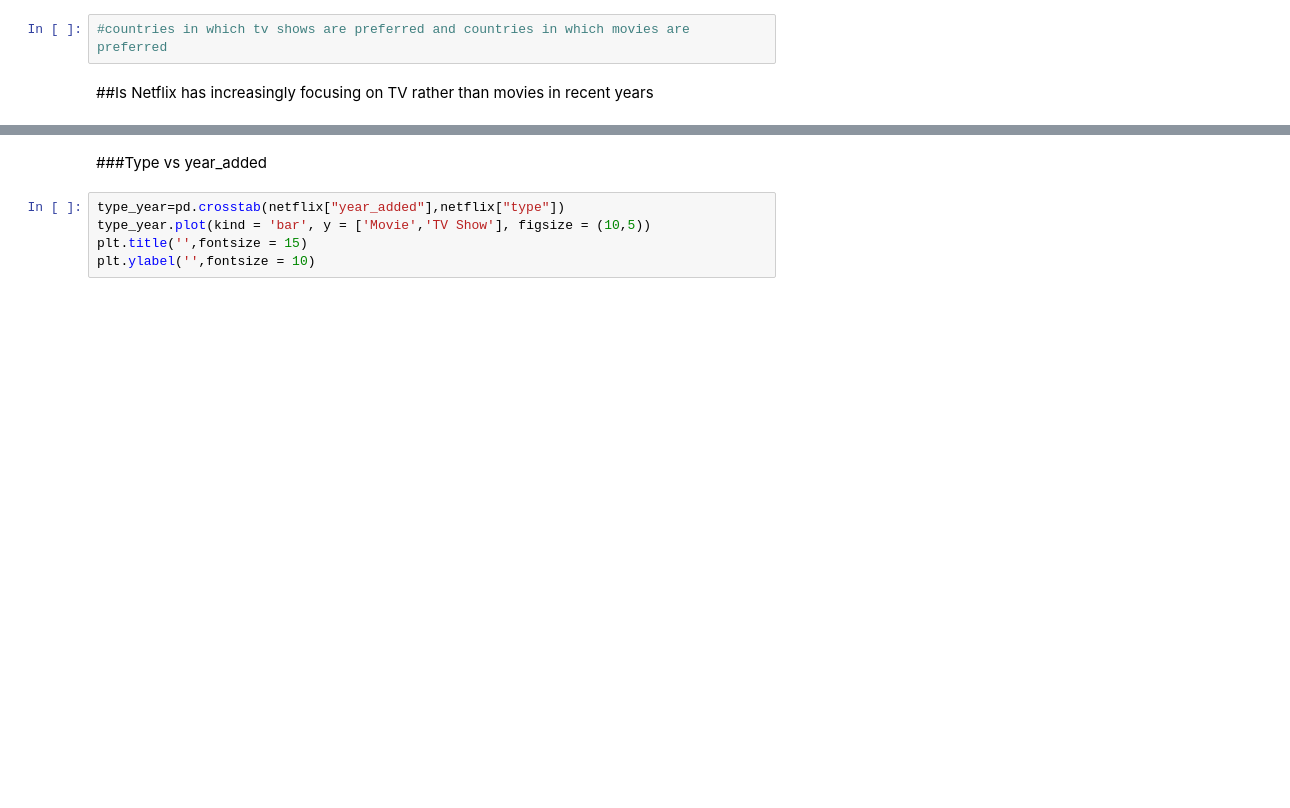
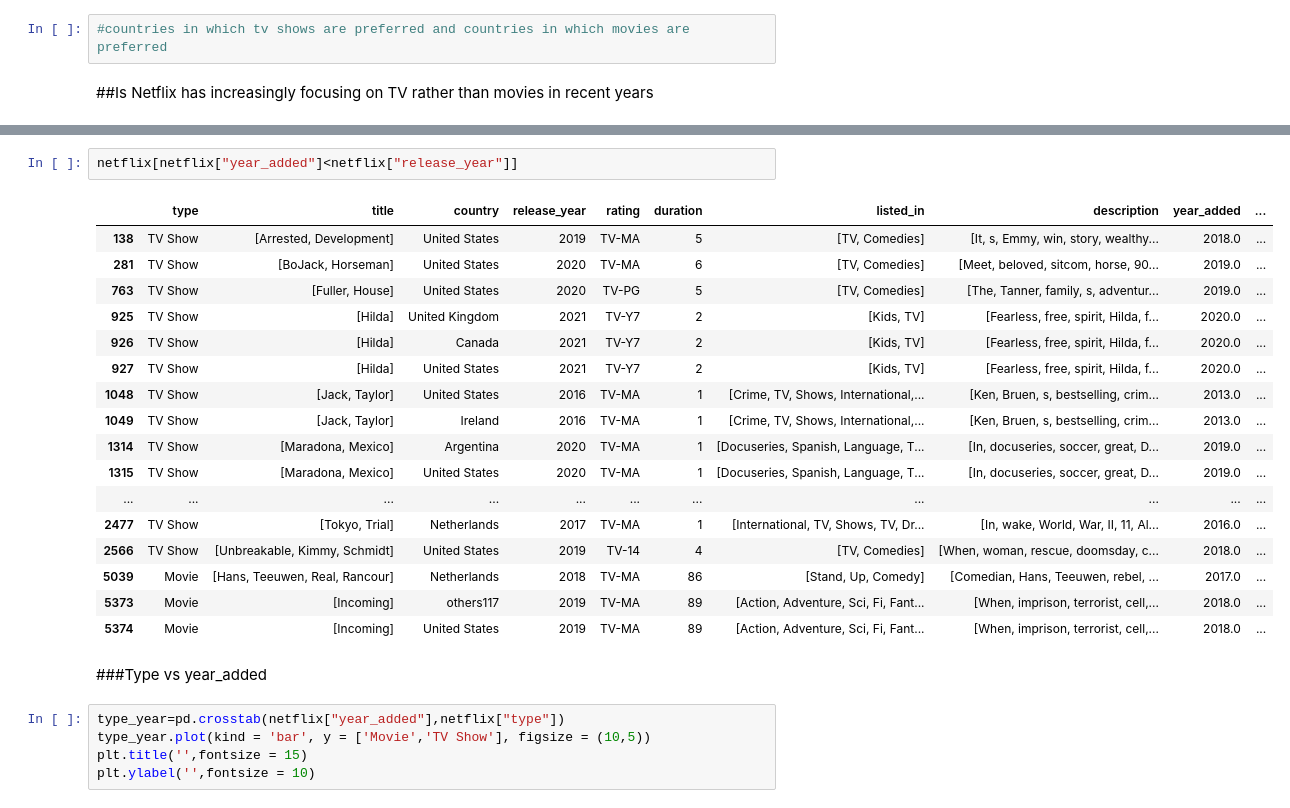
Before and after one commit to gauriagarwal18/NETFLIX_MOVIES_AND_TV_SHOWS_CLUSTERING, a Jupyter notebook: Netflix_Movies_And_Tv_Shows_Clustering_.ipynb, the cells around one changed output, grey strips where cells are left out. Saved outputs shown, nothing was run; the diff lists cells and outputs as text; blank space fills up the shorter version.

```diff
--- a/Netflix_Movies_And_Tv_Shows_Clustering_.ipynb
+++ b/Netflix_Movies_And_Tv_Shows_Clustering_.ipynb
@@ -1047,3 +1063,23 @@ percentage_data(netflix,"country","type",1)
+# %%
+netflix[netflix["year_added"]<netflix["release_year"]]
+# %% [output]
+|  | type | title | country | release_year | rating | duration | listed_in | description | year_added | ... |
+| 138 | TV Show | [Arrested, Development] | United States | 2019 | TV-MA | 5 | [TV, Comedies] | [It, s, Emmy, win, story, wealthy... | 2018.0 | ... |
+| 281 | TV Show | [BoJack, Horseman] | United States | 2020 | TV-MA | 6 | [TV, Comedies] | [Meet, beloved, sitcom, horse, 90... | 2019.0 | ... |
+| 763 | TV Show | [Fuller, House] | United States | 2020 | TV-PG | 5 | [TV, Comedies] | [The, Tanner, family, s, adventur... | 2019.0 | ... |
+| 925 | TV Show | [Hilda] | United Kingdom | 2021 | TV-Y7 | 2 | [Kids, TV] | [Fearless, free, spirit, Hilda, f... | 2020.0 | ... |
+| 926 | TV Show | [Hilda] | Canada | 2021 | TV-Y7 | 2 | [Kids, TV] | [Fearless, free, spirit, Hilda, f... | 2020.0 | ... |
+| 927 | TV Show | [Hilda] | United States | 2021 | TV-Y7 | 2 | [Kids, TV] | [Fearless, free, spirit, Hilda, f... | 2020.0 | ... |
+| 1048 | TV Show | [Jack, Taylor] | United States | 2016 | TV-MA | 1 | [Crime, TV, Shows, International,... | [Ken, Bruen, s, bestselling, crim... | 2013.0 | ... |
+| 1049 | TV Show | [Jack, Taylor] | Ireland | 2016 | TV-MA | 1 | [Crime, TV, Shows, International,... | [Ken, Bruen, s, bestselling, crim... | 2013.0 | ... |
+| 1314 | TV Show | [Maradona, Mexico] | Argentina | 2020 | TV-MA | 1 | [Docuseries, Spanish, Language, T... | [In, docuseries, soccer, great, D... | 2019.0 | ... |
+| 1315 | TV Show | [Maradona, Mexico] | United States | 2020 | TV-MA | 1 | [Docuseries, Spanish, Language, T... | [In, docuseries, soccer, great, D... | 2019.0 | ... |
+| ... | ... | ... | ... | ... | ... | ... | ... | ... | ... | ... |
+| 2477 | TV Show | [Tokyo, Trial] | Netherlands | 2017 | TV-MA | 1 | [International, TV, Shows, TV, Dr... | [In, wake, World, War, II, 11, Al... | 2016.0 | ... |
+| 2566 | TV Show | [Unbreakable, Kimmy, Schmidt] | United States | 2019 | TV-14 | 4 | [TV, Comedies] | [When, woman, rescue, doomsday, c... | 2018.0 | ... |
+| 5039 | Movie | [Hans, Teeuwen, Real, Rancour] | Netherlands | 2018 | TV-MA | 86 | [Stand, Up, Comedy] | [Comedian, Hans, Teeuwen, rebel, ... | 2017.0 | ... |
+| 5373 | Movie | [Incoming] | others117 | 2019 | TV-MA | 89 | [Action, Adventure, Sci, Fi, Fant... | [When, imprison, terrorist, cell,... | 2018.0 | ... |
+| 5374 | Movie | [Incoming] | United States | 2019 | TV-MA | 89 | [Action, Adventure, Sci, Fi, Fant... | [When, imprison, terrorist, cell,... | 2018.0 | ... |
 # %% [markdown]
 ###Type vs year_added
 # %%
```
Also changed, not shown: parts of 12 cells of this notebook.
